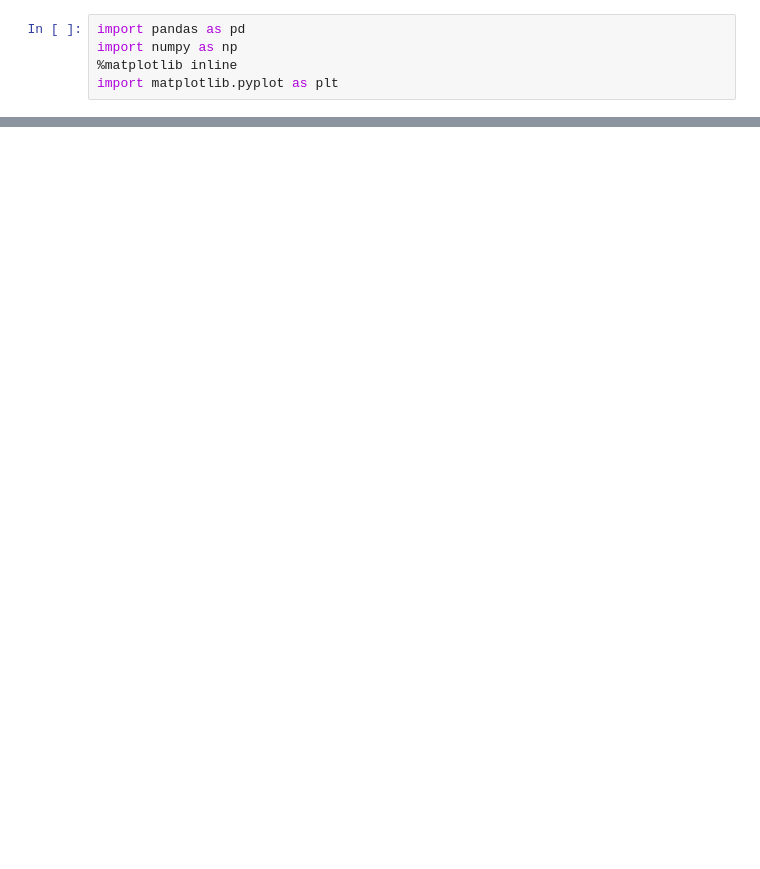
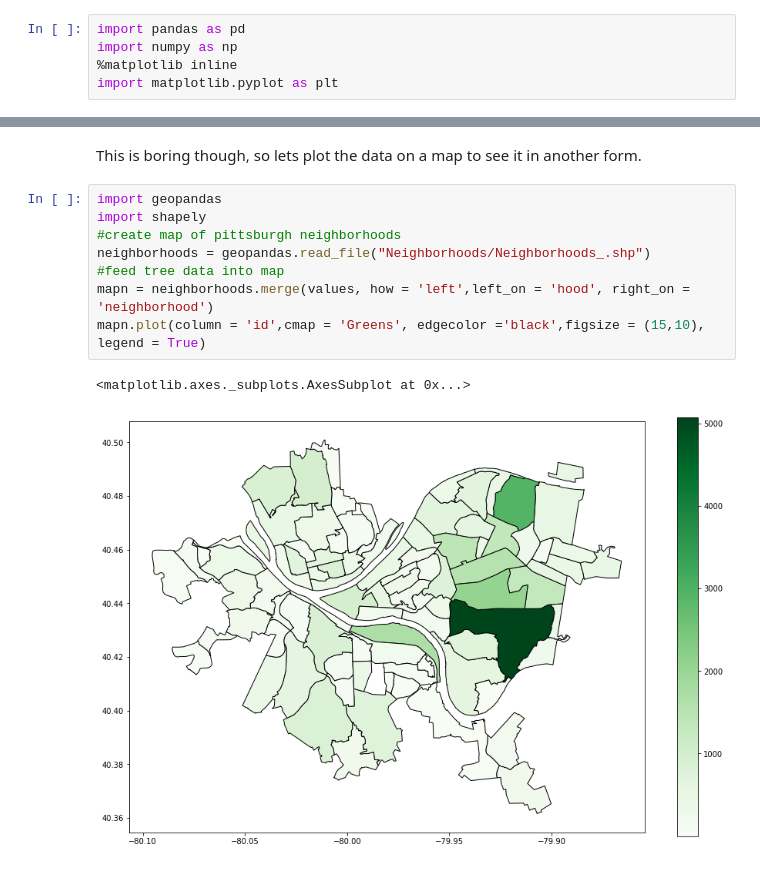
Before and after one commit to acav333/bigideasfinalproject, a Jupyter notebook: annasnotebook.ipynb, the cells around one changed output, grey strips where cells are left out. Drawn from its saved outputs; the diff is of its cells as text; blank space fills up the shorter version.

```diff
--- a/annasnotebook.ipynb
+++ b/annasnotebook.ipynb
@@ -28,0 +44,13 @@ valueslow.plot.bar(x = valueslow[0], y = valueslow[1])
+# %% [markdown]
+This is boring though, so lets plot the data on a map to see it in another form.
+# %%
+import geopandas
+import shapely
+#create map of pittsburgh neighborhoods
+neighborhoods = geopandas.read_file("Neighborhoods/Neighborhoods_.shp")
+#feed tree data into map
+mapn = neighborhoods.merge(values, how = 'left',left_on = 'hood', right_on = 'neighborhood')
+mapn.plot(column = 'id',cmap = 'Greens', edgecolor ='black',figsize = (15,10), legend = True)
+# %% [output]
+<matplotlib.axes._subplots.AxesSubplot at 0x...>
+[figure, added]
```
Also changed, not shown: parts of 20 cells of this notebook.
